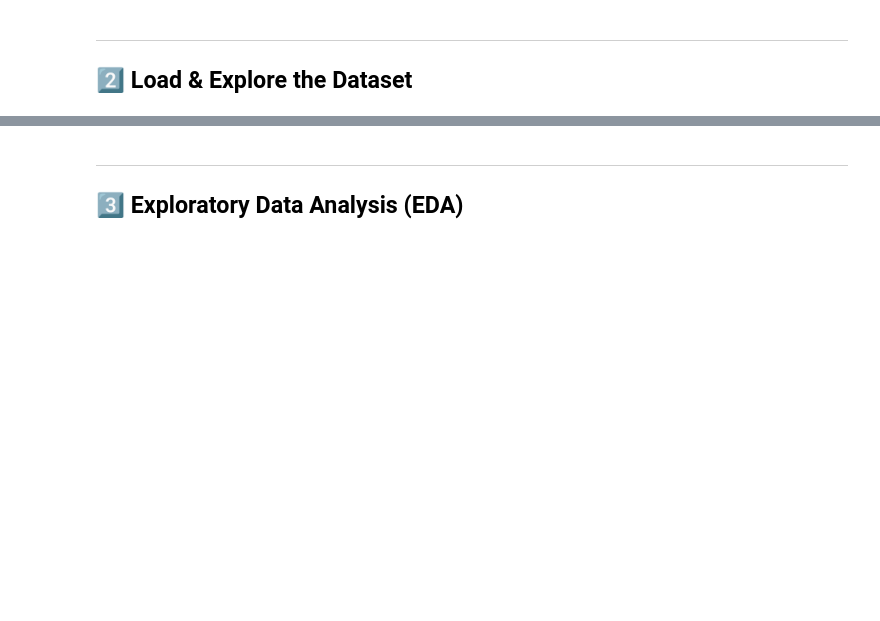
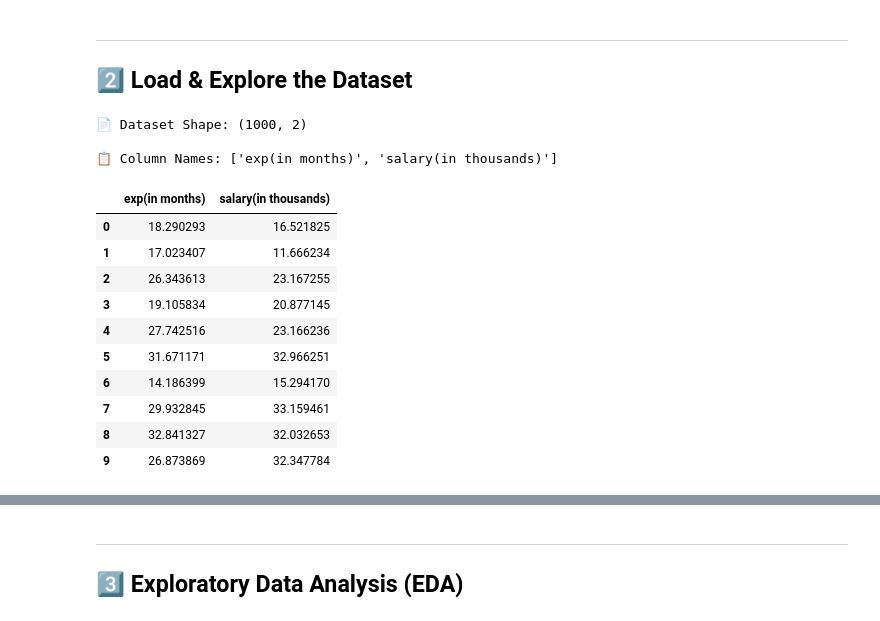
Before and after one commit to shreyaa-chax05/machine-learning, a Jupyter notebook: salary_vs_expectation.ipynb, the cells around one changed output, grey strips where cells are left out. Drawn from its saved outputs; the diff is of its cells as text; code cells hidden in the pictures; blank space fills up the shorter version.

```diff
--- a/salary_vs_expectation.ipynb
+++ b/salary_vs_expectation.ipynb
@@ -45,11 +47,26 @@ print("✅ All libraries imported successfully!")
 ## 2️⃣ Load & Explore the Dataset
 # %%
 # Load dataset
-ds = pd.read_csv('/content/sample_data/Experience-Salary.csv')
+ds = pd.read_csv('/content/sample_data/Experience-Salary (1).csv')
 
 print("📄 Dataset Shape:", ds.shape)
 print("\n📋 Column Names:", ds.columns.tolist())
 ds.head(10)
+# %% [output]
+📄 Dataset Shape: (1000, 2)
+
+📋 Column Names: ['exp(in months)', 'salary(in thousands)']
+|  | exp(in months) | salary(in thousands) |
+| 0 | 18.290293 | 16.521825 |
+| 1 | 17.023407 | 11.666234 |
+| 2 | 26.343613 | 23.167255 |
+| 3 | 19.105834 | 20.877145 |
+| 4 | 27.742516 | 23.166236 |
+| 5 | 31.671171 | 32.966251 |
+| 6 | 14.186399 | 15.294170 |
+| 7 | 29.932845 | 33.159461 |
+| 8 | 32.841327 | 32.032653 |
+| 9 | 26.873869 | 32.347784 |
 # %%
 # Basic statistics
 print("📊 Descriptive Statistics:")
```
Also changed, not shown: parts of 16 cells of this notebook.
